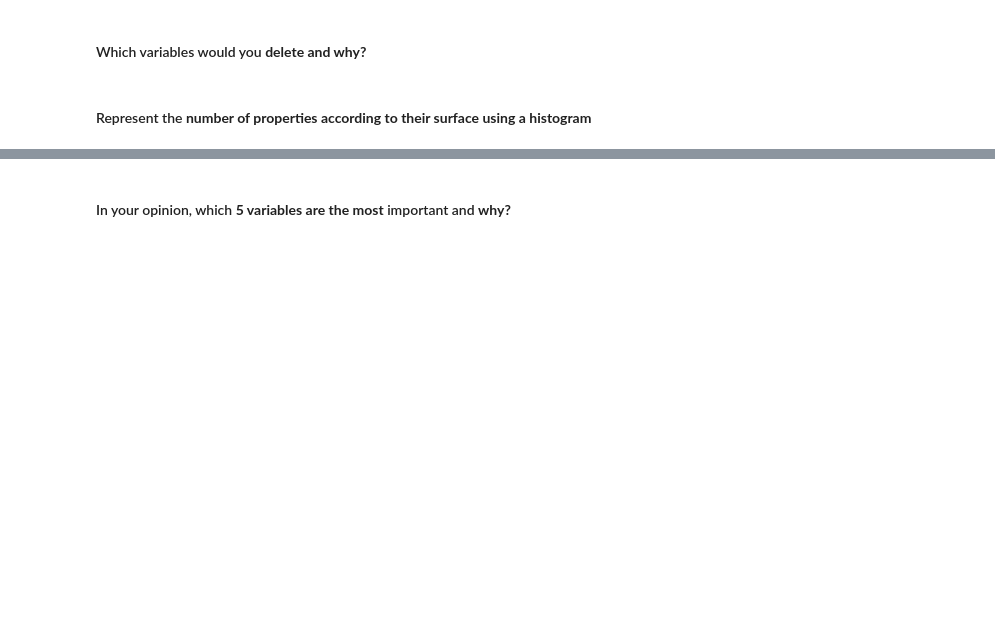
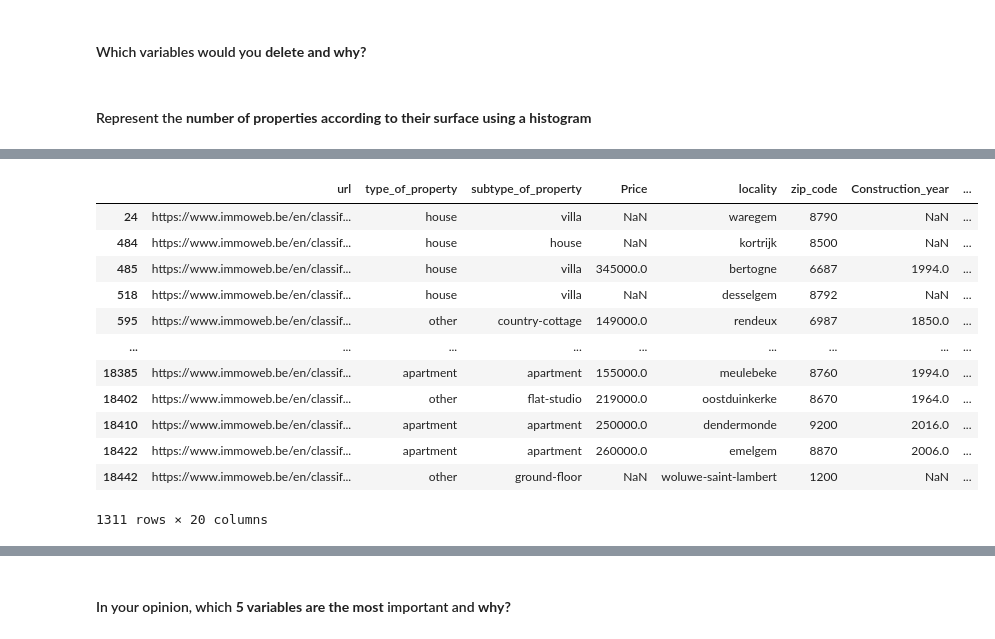
Before and after one commit to Koumeyl/challenge-data-analysis, a Jupyter notebook: Exploration.ipynb, the cells around one changed output, grey strips where cells are left out. Saved outputs shown, nothing was run; the diff lists cells and outputs as text; code cells hidden in the pictures; blank space fills up the shorter version.

```diff
--- a/Exploration.ipynb
+++ b/Exploration.ipynb
@@ -288,0 +467,16 @@ raw_data, data exploration
+# %%
+df.query('Living_area < 5')
+# %% [output]
+|  | url | type_of_property | subtype_of_property | Price | locality | zip_code | Construction_year | ... |
+| 24 | https://www.immoweb.be/en/classif... | house | villa | NaN | waregem | 8790 | NaN | ... |
+| 484 | https://www.immoweb.be/en/classif... | house | house | NaN | kortrijk | 8500 | NaN | ... |
+| 485 | https://www.immoweb.be/en/classif... | house | villa | 345000.0 | bertogne | 6687 | 1994.0 | ... |
+| 518 | https://www.immoweb.be/en/classif... | house | villa | NaN | desselgem | 8792 | NaN | ... |
+| 595 | https://www.immoweb.be/en/classif... | other | country-cottage | 149000.0 | rendeux | 6987 | 1850.0 | ... |
+| ... | ... | ... | ... | ... | ... | ... | ... | ... |
+| 18385 | https://www.immoweb.be/en/classif... | apartment | apartment | 155000.0 | meulebeke | 8760 | 1994.0 | ... |
+| 18402 | https://www.immoweb.be/en/classif... | other | flat-studio | 219000.0 | oostduinkerke | 8670 | 1964.0 | ... |
+| 18410 | https://www.immoweb.be/en/classif... | apartment | apartment | 250000.0 | dendermonde | 9200 | 2016.0 | ... |
+| 18422 | https://www.immoweb.be/en/classif... | apartment | apartment | 260000.0 | emelgem | 8870 | 2006.0 | ... |
+| 18442 | https://www.immoweb.be/en/classif... | other | ground-floor | NaN | woluwe-saint-lambert | 1200 | NaN | ... |
+1311 rows × 20 columns
```
Also changed, not shown: parts of 63 cells of this notebook.
